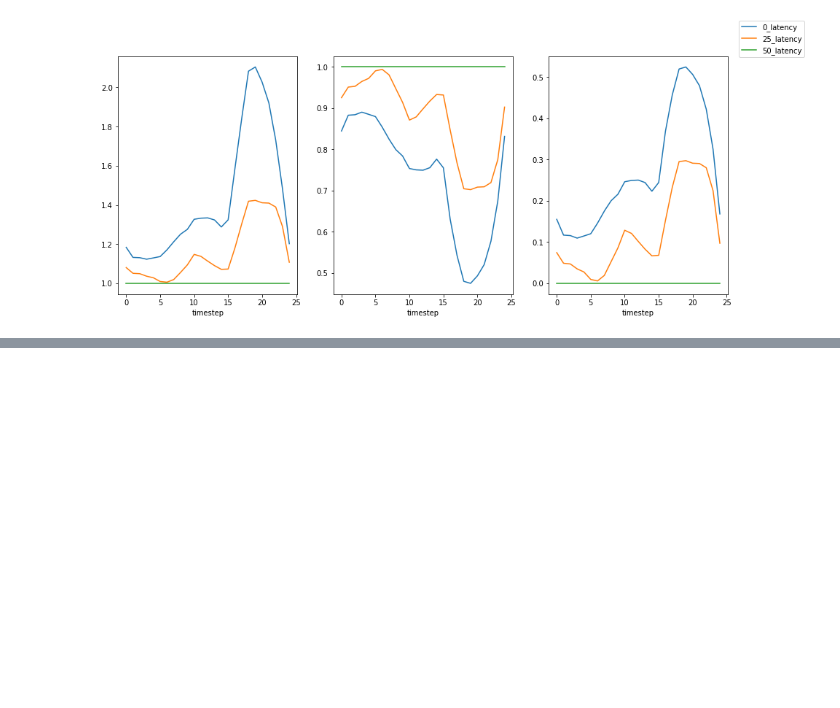
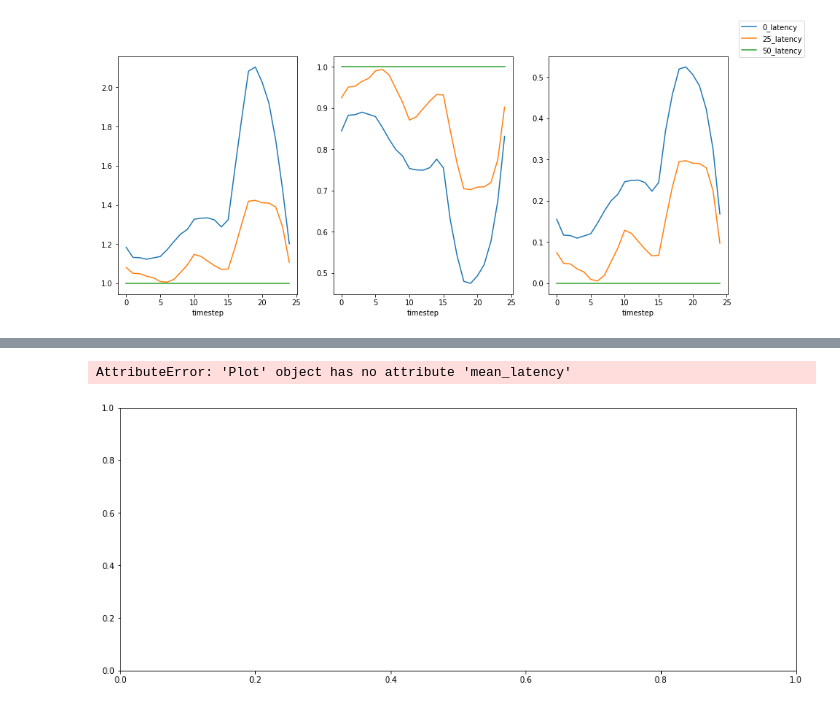
Before and after one commit to Zonotora/CASPER, a Jupyter notebook: misc/casper.ipynb, the cells around one changed output, grey strips where cells are left out. Cells and saved outputs as stored; diff of their text form; code cells hidden in the pictures; blank space fills up the shorter version.

```diff
--- a/misc/casper.ipynb
+++ b/misc/casper.ipynb
@@ -100,0 +107,7 @@ fig.legend(["0_latency", "25_latency", "50_latency"]);
+# %%
+fig, axs = plt.subplots(1, 1, figsize=(15,6))
+
+axs.bar("Cumulative request avg latency", plot.mean_latency)
+# %% [output]
+AttributeError: 'Plot' object has no attribute 'mean_latency'
+[figure, added]
```
Also changed, not shown: parts of 5 cells of this notebook.
